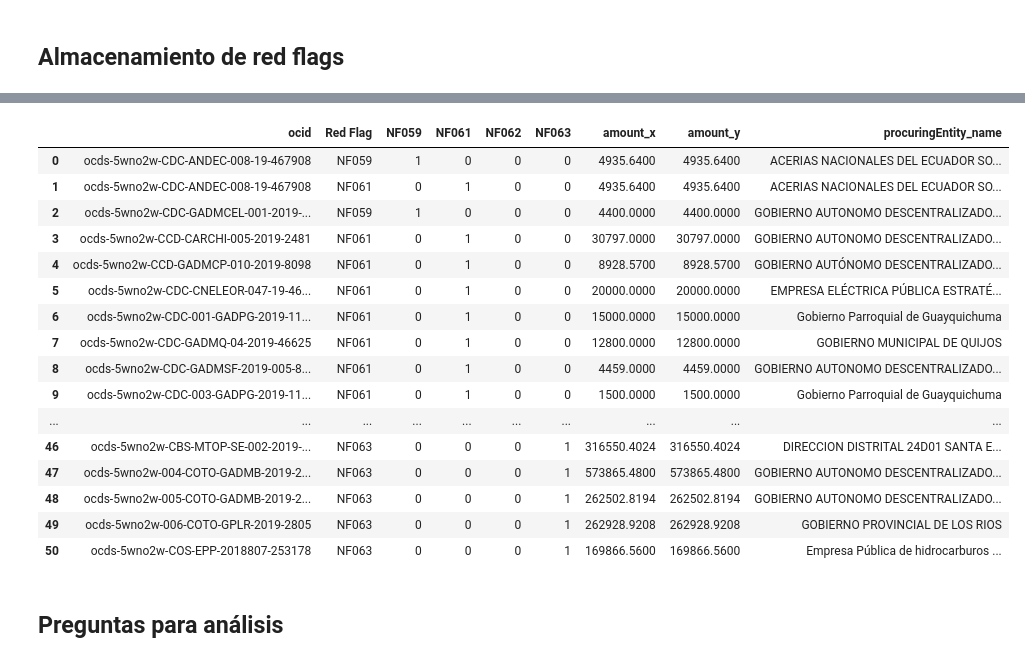
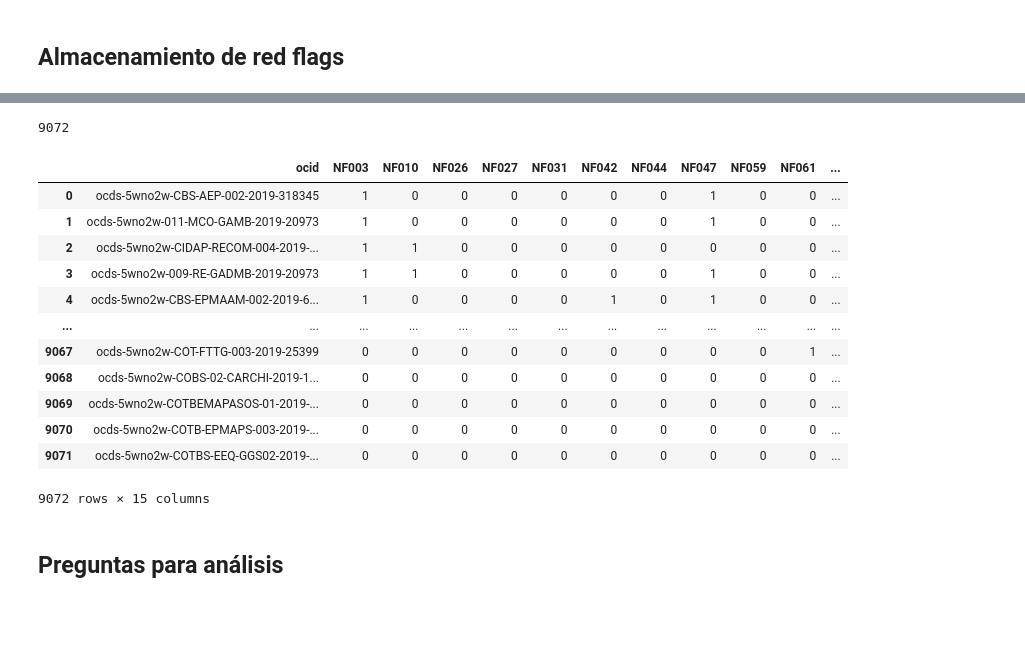
Before and after one commit to juasesan/RedFlag_analysis, a Jupyter notebook: Notebooks/3-Definicion de Red Flags.ipynb, the cells around one changed output, grey strips where cells are left out. Saved outputs shown, nothing was run; the diff lists cells and outputs as text; code cells hidden in the pictures; blank space fills up the shorter version.

Commit message:
Upload the clustering process notebook and other modifications

```diff
--- a/Notebooks/3-Definicion de Red Flags.ipynb
+++ b/Notebooks/3-Definicion de Red Flags.ipynb
@@ -133,3 +378,6 @@ df_ocid = pd.DataFrame() #DataFrame donde se almacenarán los ocid con red flags
+# %%
+df_NF047 = NF047(parties)
+df_ocid = pd.concat([df_ocid, generate_df(df_NF047['ocid'].reset_index(), 'NF047')])
 # %%
 df_NF059 = NF059()
 df_ocid = pd.concat([df_ocid, generate_df(df_NF059['ocid'].reset_index(), 'NF059')])
@@ -150,22 +414,35 @@ df_ocid[dummies.columns] = dummies
+# %%
+df_ocid['ocid'].nunique()
+# %% [output]
+9072
+# %%
+#DataFrame without duplicate ocids. The clustering is going to be made based on it.
+red_flags = pd.DataFrame(df_ocid['ocid'])
+# %%
+for code in dummies.columns:
+    df_temp = df_ocid.groupby('ocid')[code].sum().reset_index()
+    red_flags = red_flags.merge(df_temp, on='ocid')
+# %%
+del df_ocid
+red_flags.drop_duplicates(inplace=True)
+red_flags = red_flags.reset_index(drop=True)
+red_flags['rf_count'] = red_flags.iloc[:,1:].sum(axis=1)
 # %%
-df_ocid = df_ocid.merge(awards[['ocid', 'amount']], on='ocid')
-df_ocid = df_ocid.merge(tender[['ocid', 'procuringEntity_name']], on='ocid')
-df_ocid
+# Addition of other important features
+#red_flags = red_flags.merge(awards[['ocid', 'amount']], on='ocid')
+red_flags = red_flags.merge(tender[['ocid', 'procuringEntity_name']], on='ocid')
+red_flags
 # %% [output]
-|  | ocid | Red Flag | NF059 | NF061 | NF062 | NF063 | amount_x | amount_y | procuringEntity_name |
-| 0 | ocds-5wno2w-CDC-ANDEC-008-19-467908 | NF059 | 1 | 0 | 0 | 0 | 4935.6400 | 4935.6400 | ACERIAS NACIONALES DEL ECUADOR SO... |
-| 1 | ocds-5wno2w-CDC-ANDEC-008-19-467908 | NF061 | 0 | 1 | 0 | 0 | 4935.6400 | 4935.6400 | ACERIAS NACIONALES DEL ECUADOR SO... |
-| 2 | ocds-5wno2w-CDC-GADMCEL-001-2019-... | NF059 | 1 | 0 | 0 | 0 | 4400.0000 | 4400.0000 | GOBIERNO AUTONOMO DESCENTRALIZADO... |
-| 3 | ocds-5wno2w-CCD-CARCHI-005-2019-2481 | NF061 | 0 | 1 | 0 | 0 | 30797.0000 | 30797.0000 | GOBIERNO AUTONOMO DESCENTRALIZADO... |
-| 4 | ocds-5wno2w-CCD-GADMCP-010-2019-8098 | NF061 | 0 | 1 | 0 | 0 | 8928.5700 | 8928.5700 | GOBIERNO AUTÓNOMO DESCENTRALIZADO... |
-| 5 | ocds-5wno2w-CDC-CNELEOR-047-19-46... | NF061 | 0 | 1 | 0 | 0 | 20000.0000 | 20000.0000 | EMPRESA ELÉCTRICA PÚBLICA ESTRATÉ... |
-| 6 | ocds-5wno2w-CDC-001-GADPG-2019-11... | NF061 | 0 | 1 | 0 | 0 | 15000.0000 | 15000.0000 | Gobierno Parroquial de Guayquichuma |
-| 7 | ocds-5wno2w-CDC-GADMQ-04-2019-46625 | NF061 | 0 | 1 | 0 | 0 | 12800.0000 | 12800.0000 | GOBIERNO MUNICIPAL DE QUIJOS |
-| 8 | ocds-5wno2w-CDC-GADMSF-2019-005-8... | NF061 | 0 | 1 | 0 | 0 | 4459.0000 | 4459.0000 | GOBIERNO AUTONOMO DESCENTRALIZADO... |
-| 9 | ocds-5wno2w-CDC-003-GADPG-2019-11... | NF061 | 0 | 1 | 0 | 0 | 1500.0000 | 1500.0000 | Gobierno Parroquial de Guayquichuma |
-| ... | ... | ... | ... | ... | ... | ... | ... | ... | ... |
-| 46 | ocds-5wno2w-CBS-MTOP-SE-002-2019-... | NF063 | 0 | 0 | 0 | 1 | 316550.4024 | 316550.4024 | DIRECCION DISTRITAL 24D01 SANTA E... |
-| 47 | ocds-5wno2w-004-COTO-GADMB-2019-2... | NF063 | 0 | 0 | 0 | 1 | 573865.4800 | 573865.4800 | GOBIERNO AUTONOMO DESCENTRALIZADO... |
-| 48 | ocds-5wno2w-005-COTO-GADMB-2019-2... | NF063 | 0 | 0 | 0 | 1 | 262502.8194 | 262502.8194 | GOBIERNO AUTONOMO DESCENTRALIZADO... |
-| 49 | ocds-5wno2w-006-COTO-GPLR-2019-2805 | NF063 | 0 | 0 | 0 | 1 | 262928.9208 | 262928.9208 | GOBIERNO PROVINCIAL DE LOS RIOS |
-| 50 | ocds-5wno2w-COS-EPP-2018807-253178 | NF063 | 0 | 0 | 0 | 1 | 169866.5600 | 169866.5600 | Empresa Pública de hidrocarburos ... |
+|  | ocid | NF003 | NF010 | NF026 | NF027 | NF031 | NF042 | NF044 | NF047 | NF059 | NF061 | ... |
+| 0 | ocds-5wno2w-CBS-AEP-002-2019-318345 | 1 | 0 | 0 | 0 | 0 | 0 | 0 | 1 | 0 | 0 | ... |
+| 1 | ocds-5wno2w-011-MCO-GAMB-2019-20973 | 1 | 0 | 0 | 0 | 0 | 0 | 0 | 1 | 0 | 0 | ... |
+| 2 | ocds-5wno2w-CIDAP-RECOM-004-2019-... | 1 | 1 | 0 | 0 | 0 | 0 | 0 | 0 | 0 | 0 | ... |
+| 3 | ocds-5wno2w-009-RE-GADMB-2019-20973 | 1 | 1 | 0 | 0 | 0 | 0 | 0 | 1 | 0 | 0 | ... |
+| 4 | ocds-5wno2w-CBS-EPMAAM-002-2019-6... | 1 | 0 | 0 | 0 | 0 | 1 | 0 | 1 | 0 | 0 | ... |
+| ... | ... | ... | ... | ... | ... | ... | ... | ... | ... | ... | ... | ... |
+| 9067 | ocds-5wno2w-COT-FTTG-003-2019-25399 | 0 | 0 | 0 | 0 | 0 | 0 | 0 | 0 | 0 | 1 | ... |
+| 9068 | ocds-5wno2w-COBS-02-CARCHI-2019-1... | 0 | 0 | 0 | 0 | 0 | 0 | 0 | 0 | 0 | 0 | ... |
+| 9069 | ocds-5wno2w-COTBEMAPASOS-01-2019-... | 0 | 0 | 0 | 0 | 0 | 0 | 0 | 0 | 0 | 0 | ... |
+| 9070 | ocds-5wno2w-COTB-EPMAPS-003-2019-... | 0 | 0 | 0 | 0 | 0 | 0 | 0 | 0 | 0 | 0 | ... |
+| 9071 | ocds-5wno2w-COTBS-EEQ-GGS02-2019-... | 0 | 0 | 0 | 0 | 0 | 0 | 0 | 0 | 0 | 0 | ... |
+9072 rows × 15 columns
```
Also changed, not shown: parts of 34 cells of this notebook, 19 other files.
